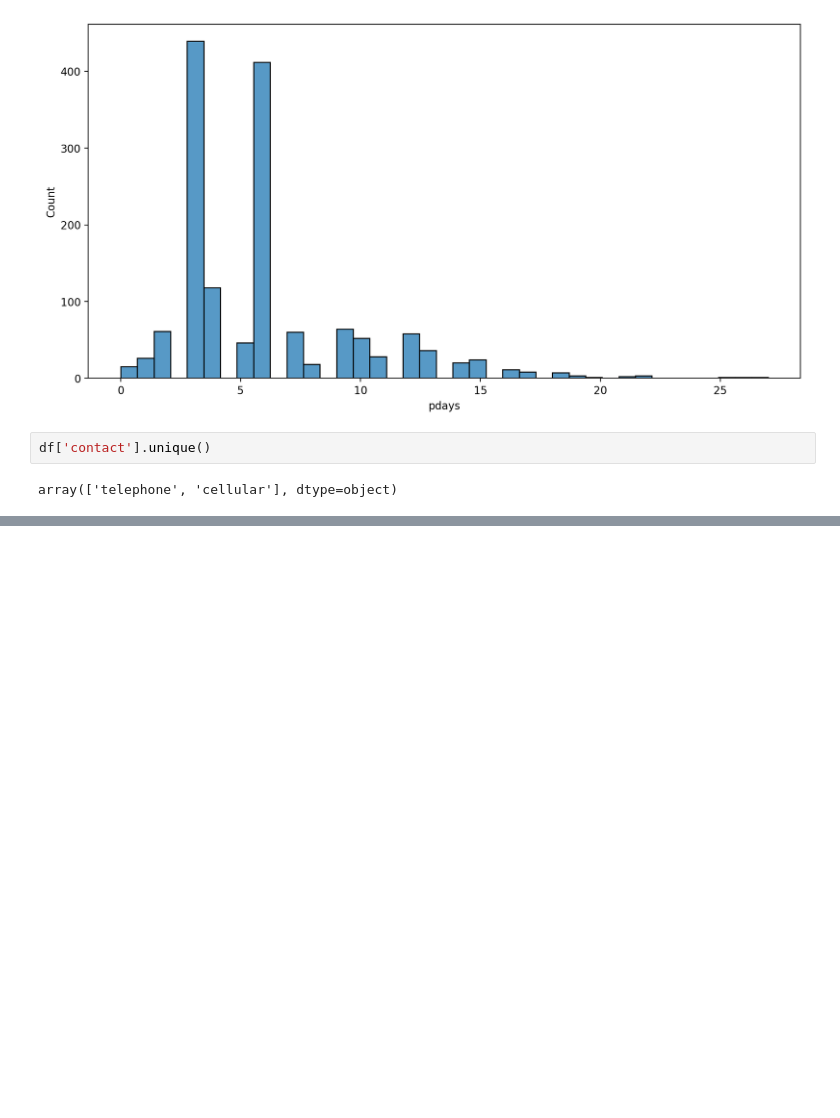
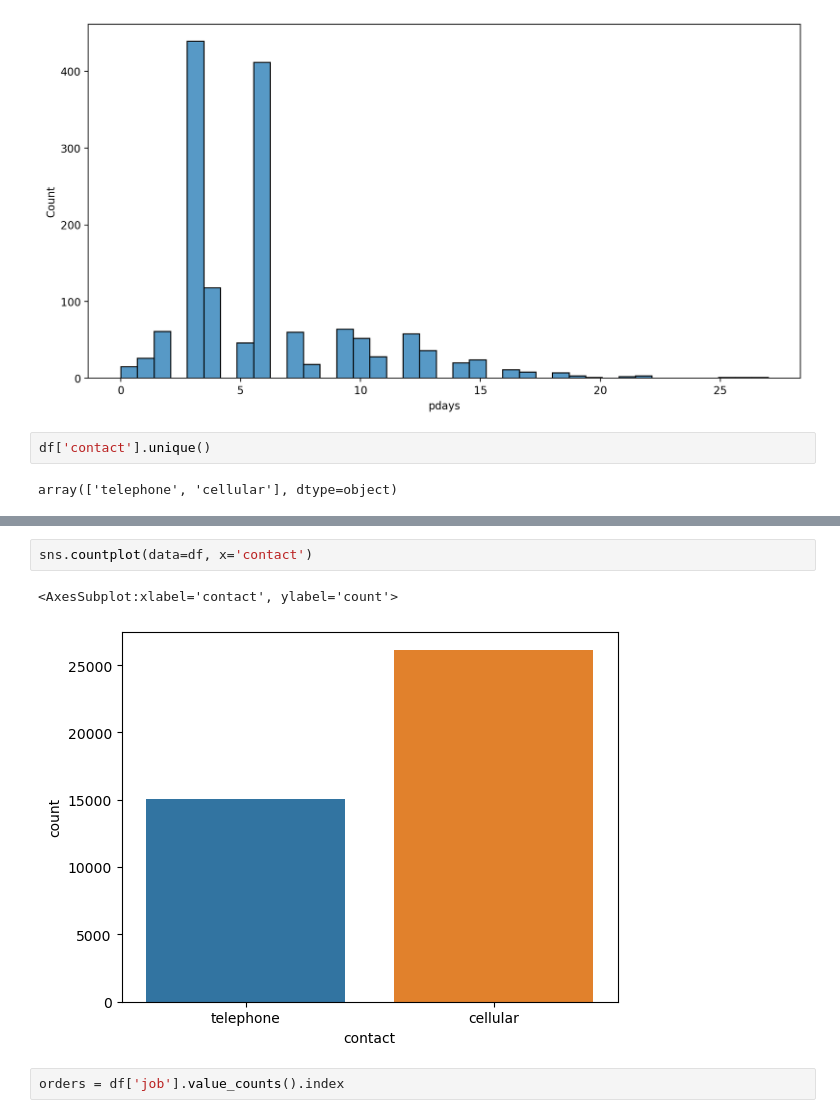
Before and after one commit to NadeemDin/ML-K-Means-Clustering, a Jupyter notebook: Clustering Notes.ipynb, the cells around one changed output, grey strips where cells are left out. Saved outputs shown, nothing was run; the diff lists cells and outputs as text; blank space fills up the shorter version.

```diff
--- a/Clustering Notes.ipynb
+++ b/Clustering Notes.ipynb
@@ -130,0 +153,7 @@ array(['telephone', 'cellular'], dtype=object)
+# %%
+sns.countplot(data=df, x='contact')
+# %% [output]
+<AxesSubplot:xlabel='contact', ylabel='count'>
+[figure, added]
+# %%
+orders = df['job'].value_counts().index
```
Also changed, not shown: parts of 9 cells of this notebook.
